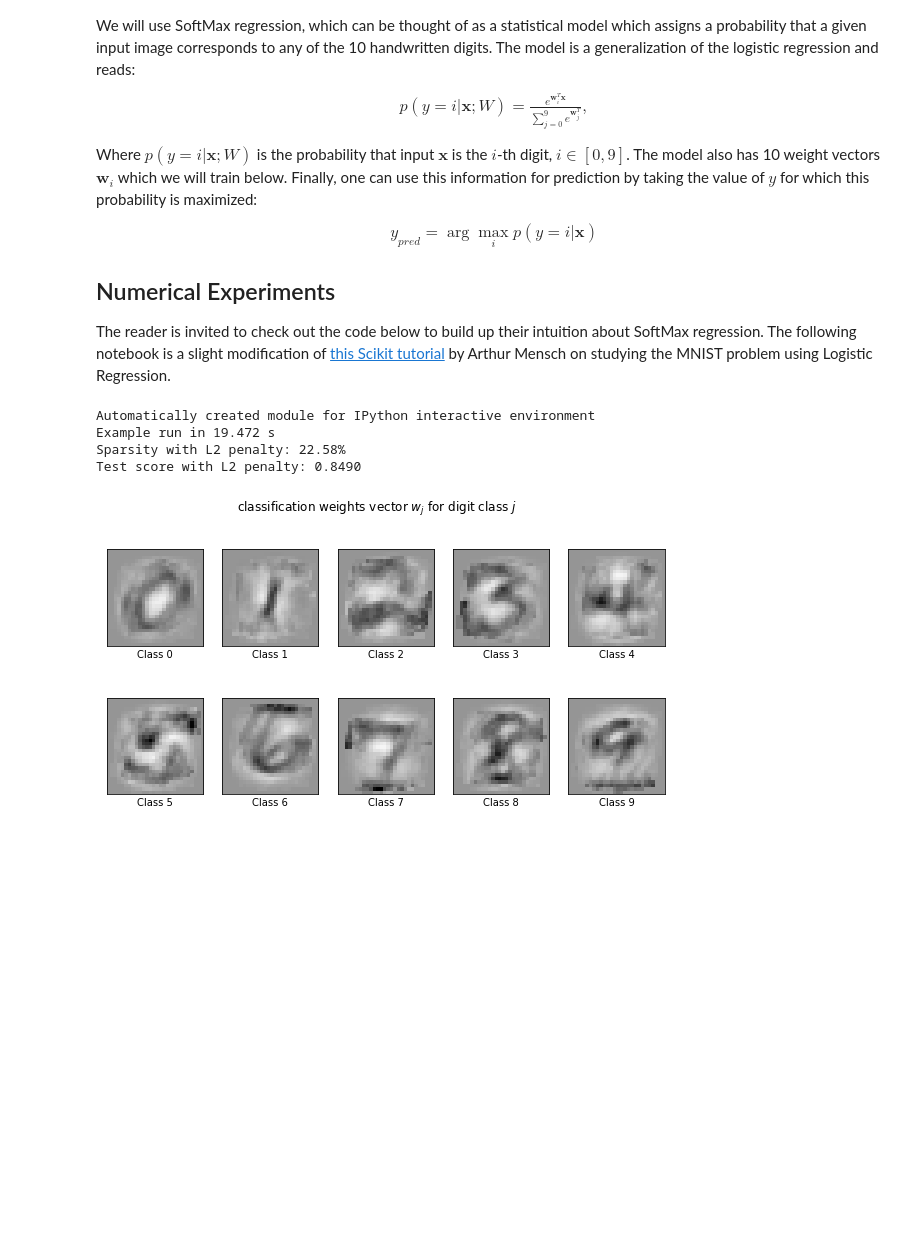
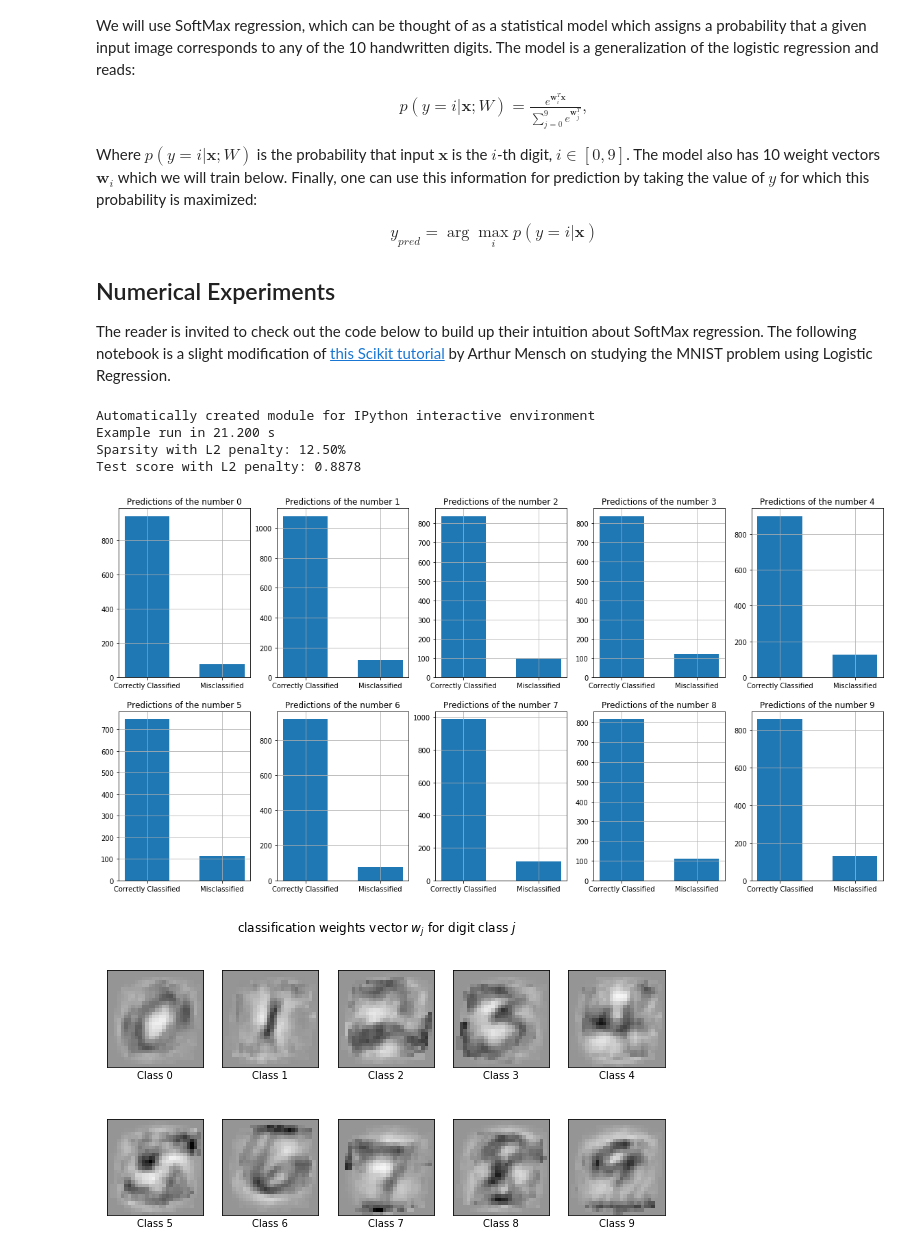
Before and after one commit to alpakpinar/PY891_ML, a Jupyter notebook: JupyterNotebooks/NB7_CVII-logreg_mnist.ipynb, the cells around one changed output. Cells and saved outputs as stored; diff of their text form; code cells hidden in the pictures; blank space fills up the shorter version.

Commit message:
Added further discussion about misclassification on MNIST dataset

```diff
--- a/JupyterNotebooks/NB7_CVII-logreg_mnist.ipynb
+++ b/JupyterNotebooks/NB7_CVII-logreg_mnist.ipynb
@@ -36,7 +36,7 @@ print(__doc__)
 
 # Turn down for faster convergence
 t0 = time.time()
-train_size = 1000
+train_size = 10000
 test_size = 10000
 
 ### load MNIST data from https://www.openml.org/d/554
@@ -76,9 +76,57 @@ print("Sparsity with L2 penalty: %.2f%%" % sparsity)
 print("Test score with L2 penalty: %.4f" % score)
 # %% [output]
 Automatically created module for IPython interactive environment
-Example run in 19.472 s
-Sparsity with L2 penalty: 22.58%
-Test score with L2 penalty: 0.8490
+Example run in 21.200 s
+Sparsity with L2 penalty: 12.50%
+Test score with L2 penalty: 0.8878
+# %%
+%matplotlib inline
+import matplotlib.pyplot as plt
+
+# Predictions
+predictions = clf.predict(X_test)
+
+correct_clsfd = predictions[predictions == y_test]
+misclassified = predictions[predictions != y_test]
+
+# Indexes in which samples are correctly classified/misclassified
+correct_clsfd_idx = np.where(predictions == y_test)[0]
+misclassified_idx = np.where(predictions != y_test)[0]
+
+# Predictions of the number 4
+four_predictions = {}
+four_predictions['Correctly Classified'] = len(np.where(correct_clsfd == '4')[0])
+four_predictions['Misclassified'] = len(np.where(misclassified == '4')[0])
+
+plt.figure(figsize=(20,10))
+for plot_idx in range(10):
+    # Determine correct & false predictions
+    predictions = {}
+    predictions['Correctly Classified'] = len(np.where(correct_clsfd == str(plot_idx))[0])
+    predictions['Misclassified'] = len(np.where(misclassified == str(plot_idx))[0])
+
+    plot1 = plt.subplot(2,5,plot_idx+1)
+    plt.bar(predictions.keys(), predictions.values(), width=0.6)
+    #plt.ylabel('Number of Counts')
+    plt.title('Predictions of the number %d' % plot_idx)
+    plt.grid()
+
+plt.savefig('plots7/classification_by_numbers.png')
+
+num_misclassified = len(misclassified)
+percent_misclassified = float(num_misclassified)*100/len(predictions)
+print('Misclassification rate: %.2f%%' % percent_misclassified)
+
+# Plot some of the misclassified samples
+plt.figure(figsize=(10,5))
+for i in range(10):
+    plot = plt.subplot(2,5,i+1)
+    plot.imshow(X_test[misclassified_idx[i]].reshape(28,28), interpolation='nearest', cmap=plt.cm.Greys)
+    plt.title('Classified as %s' % predictions[misclassified_idx[i]])
+
+plt.savefig('plots7/misclassifications.png')
+# %% [output]
+[figure, added]
 # %%
 %matplotlib inline
 import matplotlib.pyplot as plt
```
Also changed, not shown: parts of 1 cell of this notebook, 2 other files.
